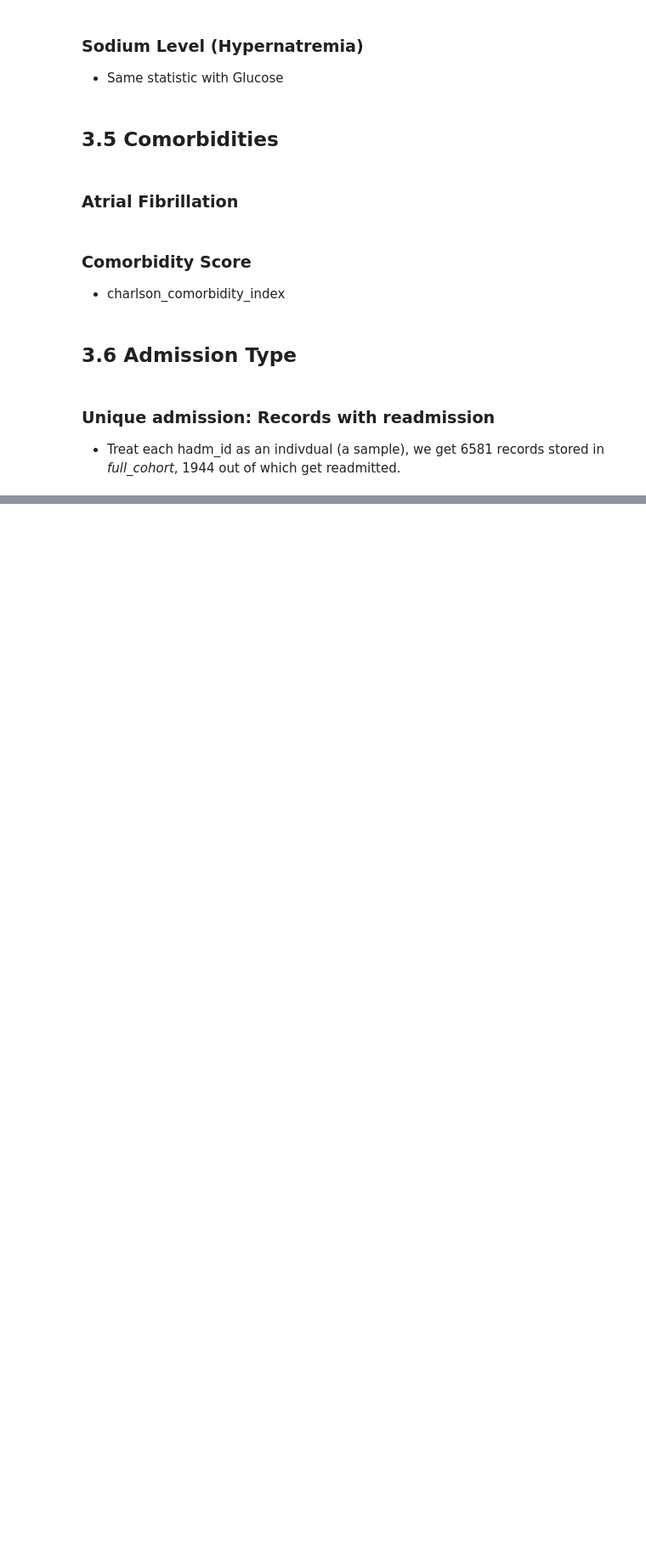
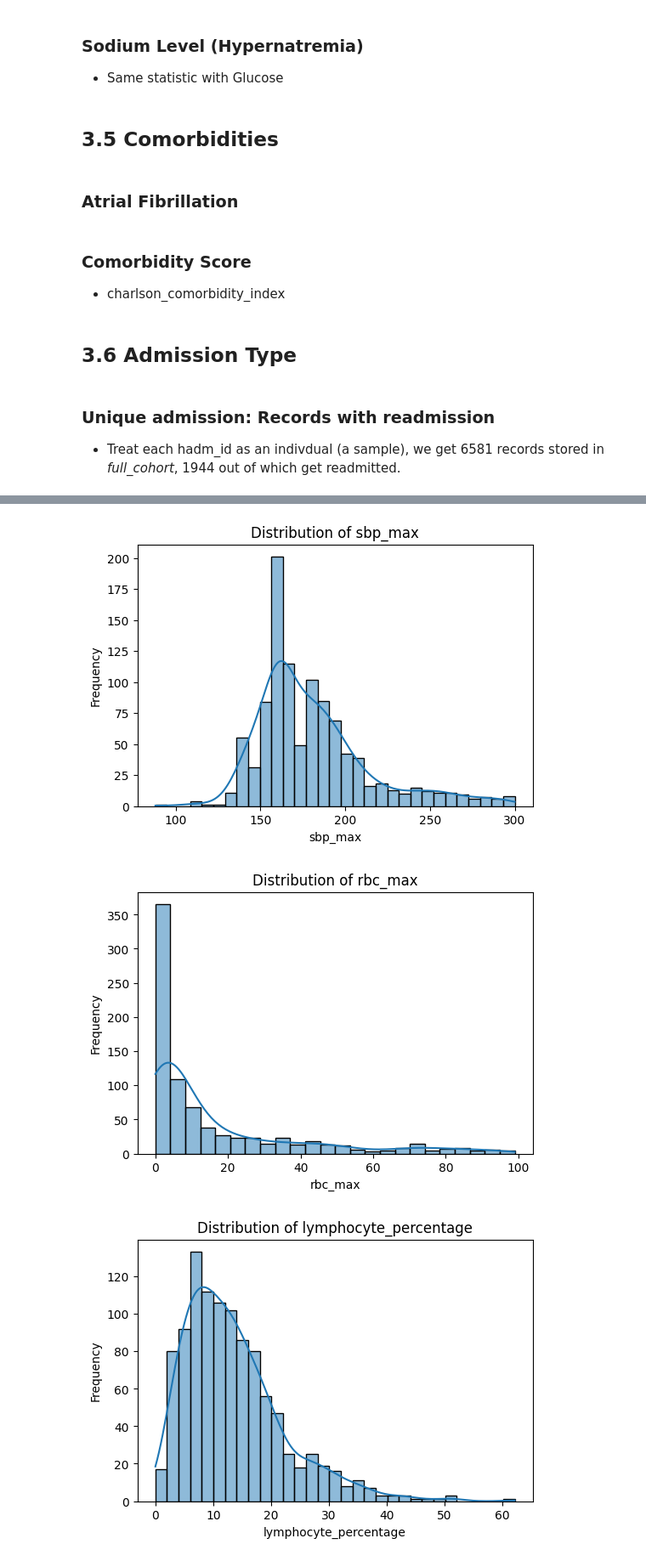
Before and after one commit to tsarathi/comp90089, a Jupyter notebook: comp90089.ipynb, the cells around one changed output, grey strips where cells are left out. Shown at 85% size. Saved outputs shown, nothing was run; the diff lists cells and outputs as text; code cells hidden in the pictures; blank space fills up the shorter version.

```diff
--- a/comp90089.ipynb
+++ b/comp90089.ipynb
@@ -656,0 +914,14 @@ data = pd.concat([class1, class0], ignore_index=True)
+# %%
+key_metrics = ['sbp_max', 'rbc_max', 'lymphocyte_percentage']
+
+for metric in key_metrics:
+    plt.figure(figsize=(6, 4))
+    sns.histplot(df[metric].dropna(), kde=True)
+    plt.title(f"Distribution of {metric}")
+    plt.xlabel(metric)
+    plt.ylabel("Frequency")
+    plt.show()
+# %% [output]
+[figure, added]
+[figure, added]
+[figure, added]
```
Also changed, not shown: parts of 47 cells of this notebook, 7 other files.
